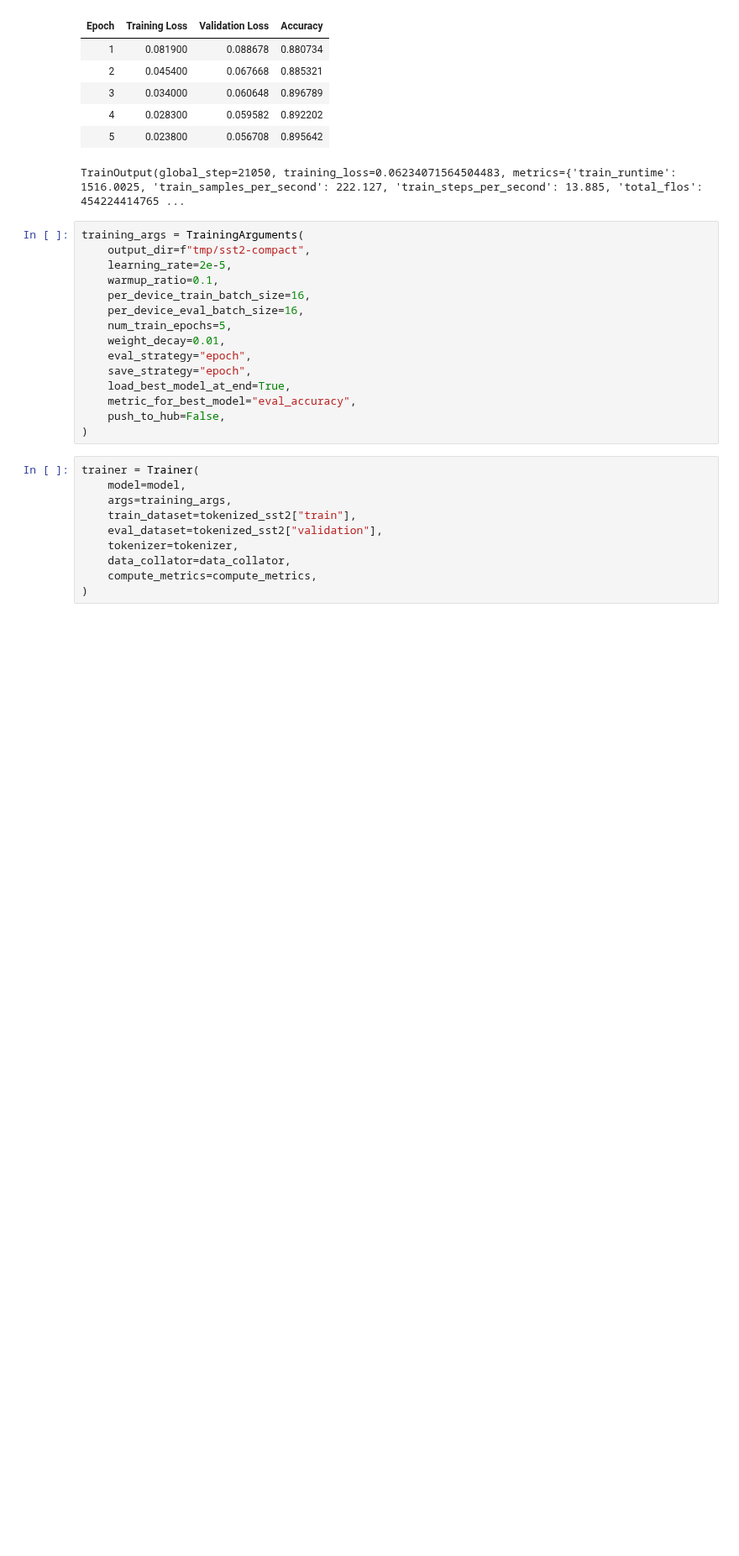
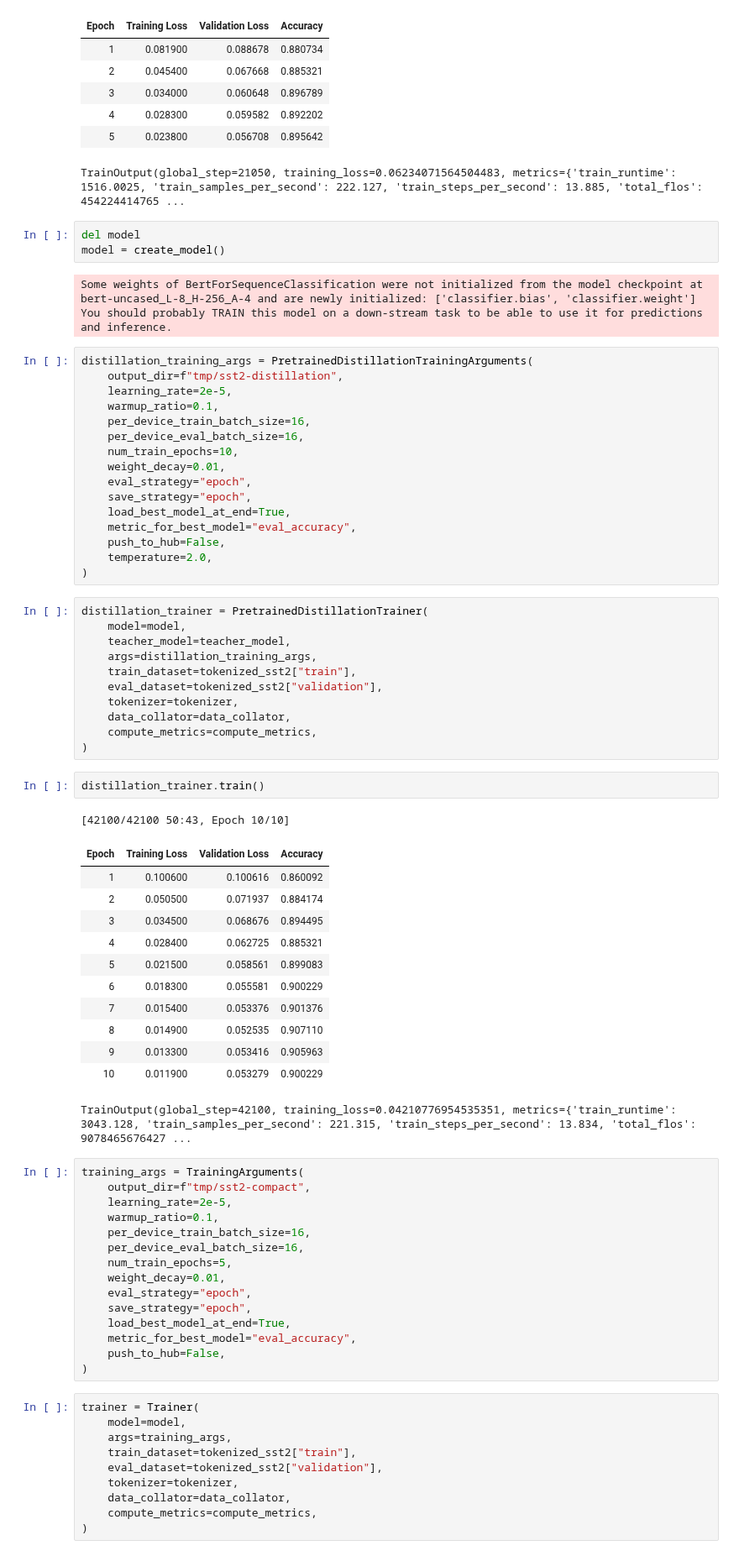
Before and after one commit to rayortigas/_2024-CS230-project, a Jupyter notebook: sst2_distillation.ipynb, the cells around one changed output. Shown at 84% size. Cells and saved outputs as stored; diff of their text form; blank space fills up the shorter version.

Commit message:
When using MobileBERT as teacher, reach dev acc of 0.907110 after 10 epochs, better than with 5 (0.896789) and close to LoRA ref of 0.919. Training curves are still well-behaved.

```diff
--- a/sst2_distillation.ipynb
+++ b/sst2_distillation.ipynb
@@ -348,6 +348,55 @@ distillation_trainer.train()
 | 4 | 0.028300 | 0.059582 | 0.892202 |
 | 5 | 0.023800 | 0.056708 | 0.895642 |
 TrainOutput(global_step=21050, training_loss=0.06234071564504483, metrics={'train_runtime': 1516.0025, 'train_samples_per_second': 222.127, 'train_steps_per_second': 13.885, 'total_flos': 454224414765 ...
+# %%
+del model
+model = create_model()
+# %% [output]
+Some weights of BertForSequenceClassification were not initialized from the model checkpoint at bert-uncased_L-8_H-256_A-4 and are newly initialized: ['classifier.bias', 'classifier.weight']
+You should probably TRAIN this model on a down-stream task to be able to use it for predictions and inference.
+# %%
+distillation_training_args = PretrainedDistillationTrainingArguments(
+    output_dir=f"tmp/sst2-distillation",
+    learning_rate=2e-5,
+    warmup_ratio=0.1,
+    per_device_train_batch_size=16,
+    per_device_eval_batch_size=16,
+    num_train_epochs=10,
+    weight_decay=0.01,
+    eval_strategy="epoch",
+    save_strategy="epoch",
+    load_best_model_at_end=True,
+    metric_for_best_model="eval_accuracy",
+    push_to_hub=False,
+    temperature=2.0,
+)
+# %%
+distillation_trainer = PretrainedDistillationTrainer(
+    model=model,
+    teacher_model=teacher_model,
+    args=distillation_training_args,
+    train_dataset=tokenized_sst2["train"],
+    eval_dataset=tokenized_sst2["validation"],
+    tokenizer=tokenizer,
+    data_collator=data_collator,
+    compute_metrics=compute_metrics,
+)
+# %%
+distillation_trainer.train()
+# %% [output]
+[42100/42100 50:43, Epoch 10/10]
+| Epoch | Training Loss | Validation Loss | Accuracy |
+| 1 | 0.100600 | 0.100616 | 0.860092 |
+| 2 | 0.050500 | 0.071937 | 0.884174 |
+| 3 | 0.034500 | 0.068676 | 0.894495 |
+| 4 | 0.028400 | 0.062725 | 0.885321 |
+| 5 | 0.021500 | 0.058561 | 0.899083 |
+| 6 | 0.018300 | 0.055581 | 0.900229 |
+| 7 | 0.015400 | 0.053376 | 0.901376 |
+| 8 | 0.014900 | 0.052535 | 0.907110 |
+| 9 | 0.013300 | 0.053416 | 0.905963 |
+| 10 | 0.011900 | 0.053279 | 0.900229 |
+TrainOutput(global_step=42100, training_loss=0.04210776954535351, metrics={'train_runtime': 3043.128, 'train_samples_per_second': 221.315, 'train_steps_per_second': 13.834, 'total_flos': 9078465676427 ...
 # %%
 training_args = TrainingArguments(
     output_dir=f"tmp/sst2-compact",
```
